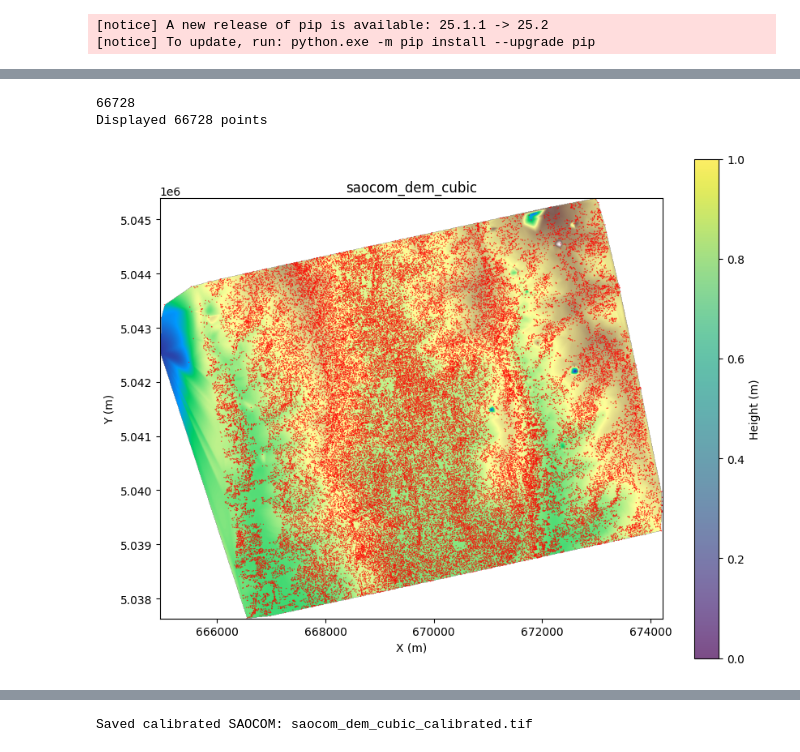
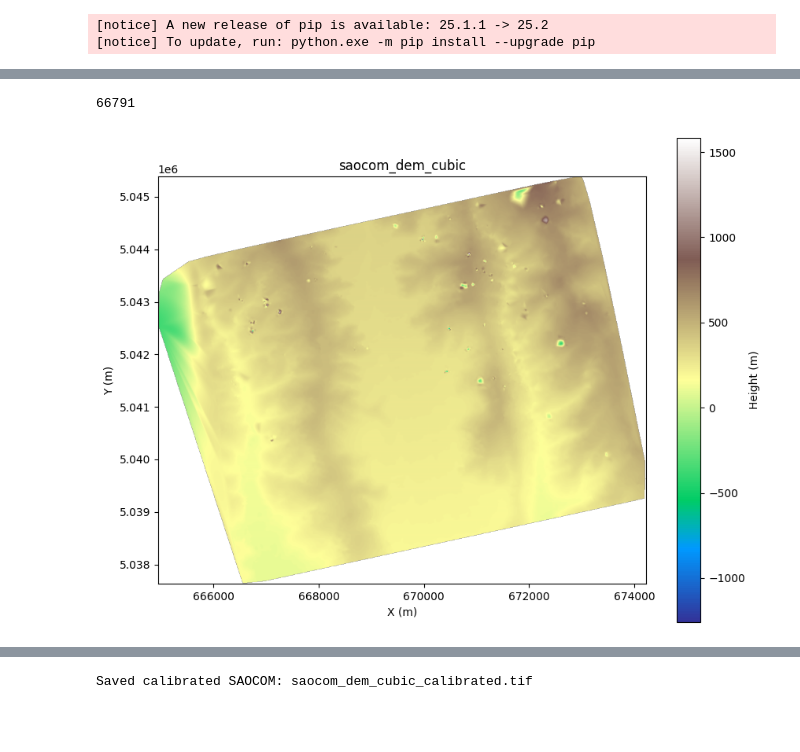
Before and after one commit to clgoodrich/saocom_project, a Jupyter notebook: main_saocon.ipynb, the cells around one changed output, grey strips where cells are left out. Drawn from its saved outputs; the diff is of its cells as text; code cells hidden in the pictures; blank space fills up the shorter version.

```diff
--- a/main_saocon.ipynb
+++ b/main_saocon.ipynb
@@ -309,4 +245,4 @@ gdf = gdf.to_crs(TARGET_CRS)
 gdf['x'] = gdf.geometry.x
 gdf['y'] = gdf.geometry.y
 # gdf = qaqc_saocom_points(gdf, reference_dem_path=reference_dems['tinitaly'])
-gdf = clean_bad_saocom_points(gdf)
+# gdf = clean_bad_saocom_points(gdf)
@@ -543,35 +430,33 @@ main()
 # %%
 """Convert points to regular grid"""
 method = 'cubic'
 # Define grid bounds
 bounds = gdf.total_bounds
 xmin, ymin, xmax, ymax = bounds
 
 # Create grid
 x = np.arange(xmin, xmax + resolution, resolution)
 y = np.arange(ymax, ymin - resolution, -resolution)  # Flip Y direction
 grid_x, grid_y = np.meshgrid(x, y)
 
 # Interpolate
 points_xy = np.column_stack([gdf['x'], gdf['y']])
-print(len(gdf))
 values = gdf['height'].values
 grid_points = np.column_stack([grid_x.ravel(), grid_y.ravel()])
 
 grid_values = griddata(points_xy, values, grid_points, method=method, fill_value=NODATA)
 saocom_grid = grid_values.reshape(grid_x.shape)
 
 # Save as GeoTIFF
 transform = from_bounds(xmin, ymin, xmax, ymax, len(x), len(y))
 
 saocom_raster_path = RESULTS_DIR / f"saocom_dem_{method}.tif"
 with rasterio.open(saocom_raster_path, 'w', driver='GTiff', height=saocom_grid.shape[0],
                    width=saocom_grid.shape[1], count=1, dtype='float32',
                    crs=TARGET_CRS, transform=transform, nodata=NODATA) as dst:
     dst.write(saocom_grid.astype('float32'), 1)
 # show_tiff(saocom_raster_path)
-show_tiff_pts(saocom_raster_path, pts = gdf)
+show_tiff_pts(saocom_raster_path)
 # %% [output]
-66728
-Displayed 66728 points
+66791
-[figure, old version]
+[figure, new version]
```
Also changed, not shown: parts of 14 cells of this notebook, 1 other file.
